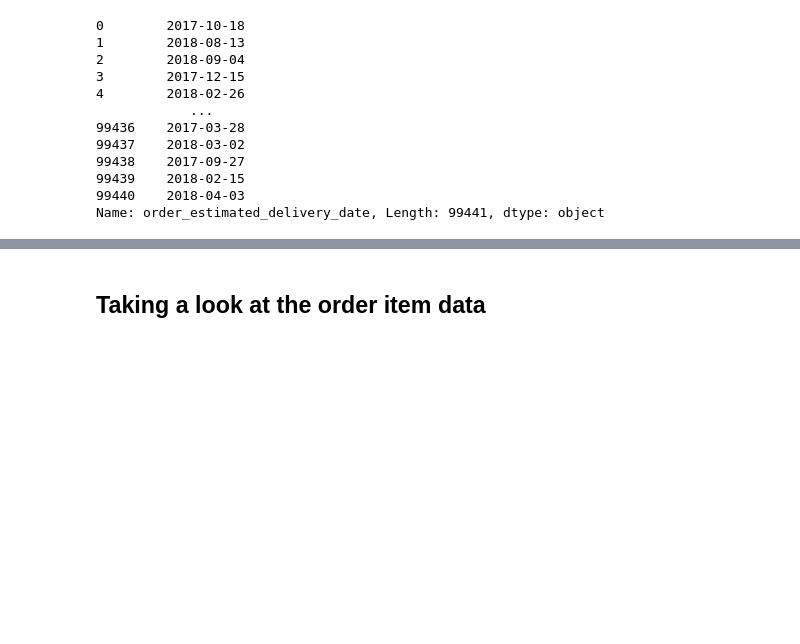
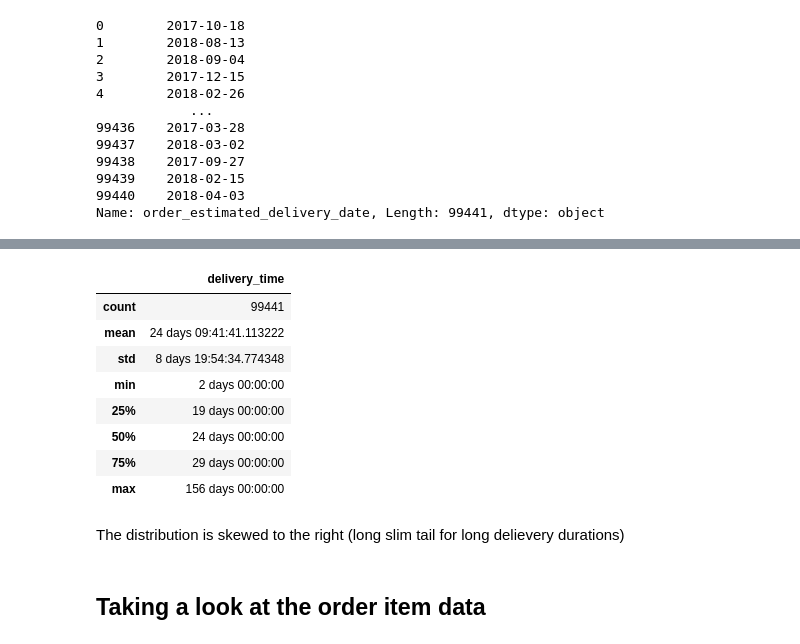
Before and after one commit to LarsTinnefeld/olist_ecom_analysis, a Jupyter notebook: olist_analysis.ipynb, the cells around one changed output, grey strips where cells are left out. Saved outputs shown, nothing was run; the diff lists cells and outputs as text; code cells hidden in the pictures; blank space fills up the shorter version.

```diff
--- a/olist_analysis.ipynb
+++ b/olist_analysis.ipynb
@@ -98,4 +101,18 @@ sns.distplot(df_orders['delivery_time'], bins=100)
 [figure]
+# %%
+df_orders.describe()
+# %% [output]
+|  | delivery_time |
+| count | 99441 |
+| mean | 24 days 09:41:41.113222 |
+| std | 8 days 19:54:34.774348 |
+| min | 2 days 00:00:00 |
+| 25% | 19 days 00:00:00 |
+| 50% | 24 days 00:00:00 |
+| 75% | 29 days 00:00:00 |
+| max | 156 days 00:00:00 |
+# %% [markdown]
+The distribution is skewed to the right (long slim tail for long delievery durations)
 # %% [markdown]
 ## Taking a look at the order item data
 # %%
```
Also changed, not shown: parts of 15 cells of this notebook.
